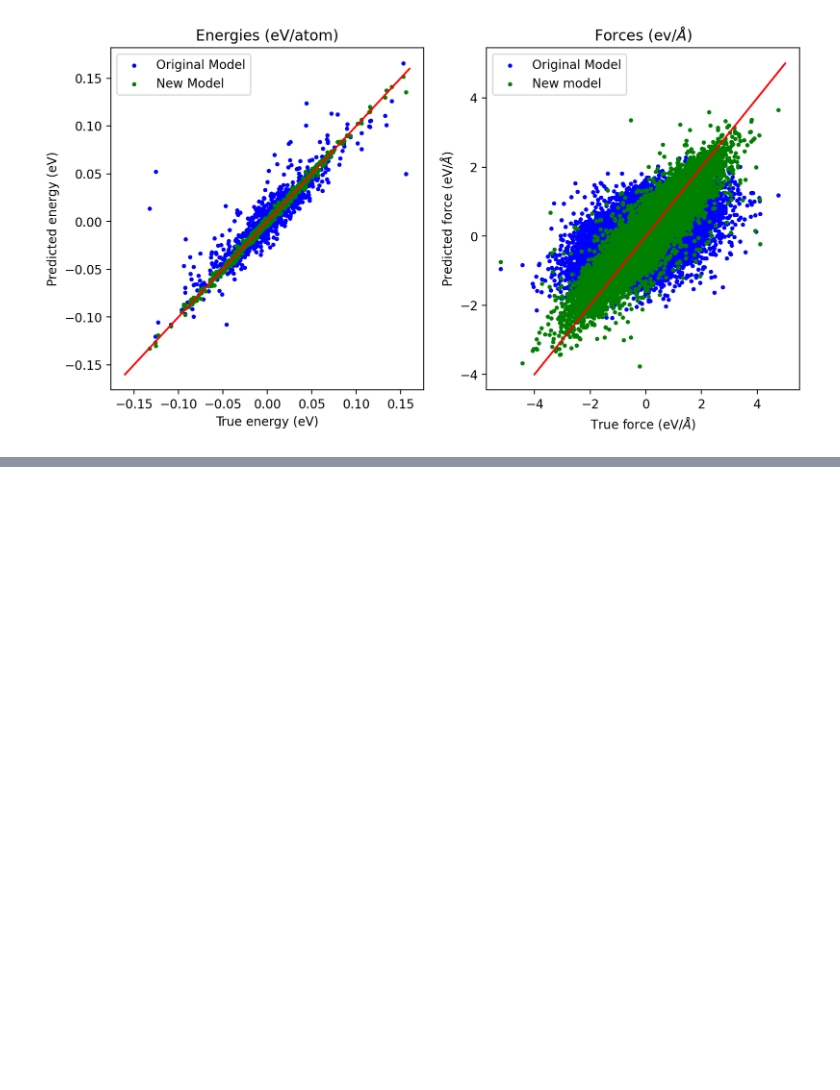
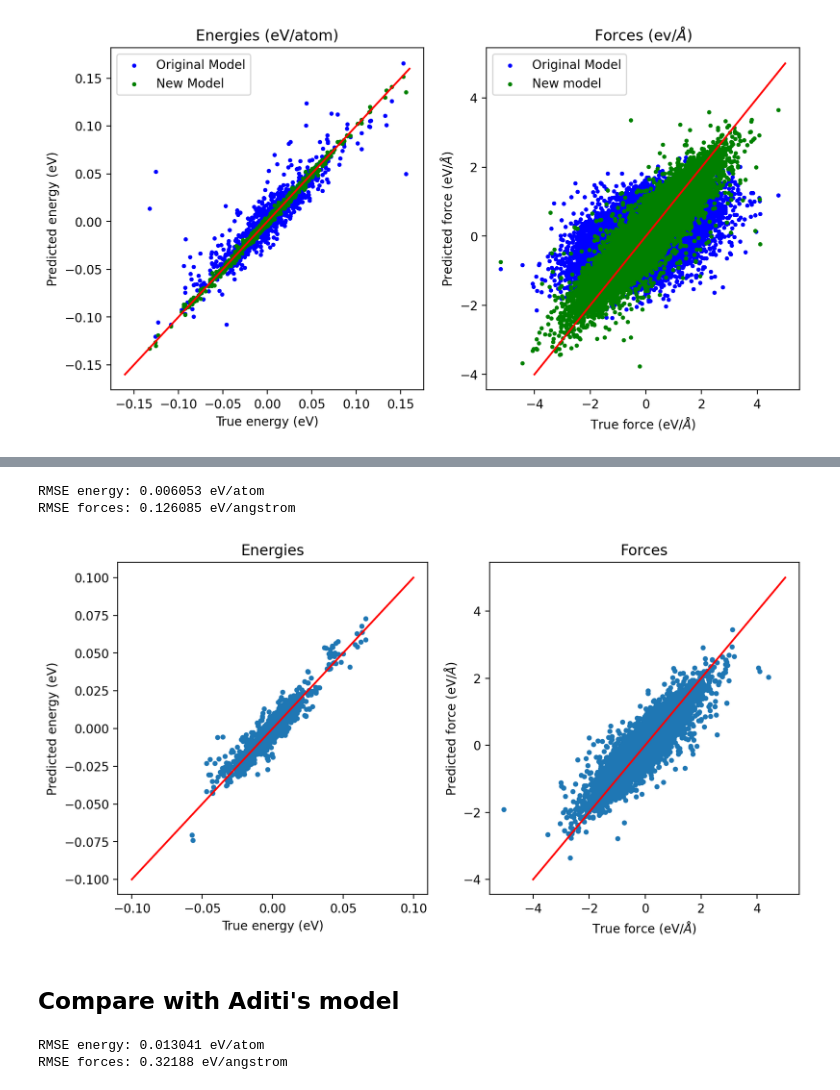
Before and after one commit to victorprincipe/genpot, a Jupyter notebook: delta_general.ipynb, the cells around one changed output, grey strips where cells are left out. Saved outputs shown, nothing was run; the diff lists cells and outputs as text; code cells hidden in the pictures; blank space fills up the shorter version.

```diff
--- a/delta_general.ipynb
+++ b/delta_general.ipynb
@@ -1693,0 +1765,12 @@ plt.savefig('figures/delta_model_comparison_val_set.png')
+# %%
+#Create composition (X), energy deltas (y) and force deltas (f) arrays
+X_test = np.zeros((len(csd_1k), 4), dtype=int) ; y_test = np.zeros(len(csd_1k), dtype=float)
+f_test = np.zeros((np.sum([len(frm) for frm in csd_1k]),3), dtype=float)
+
+counter = 0
+for ifrm, frm in enumerate(csd_1k):
+    symbols = frm.get_atomic_numbers()
+    X_test[ifrm] = [len(np.where(symbols == sp)[0]) for sp in [1,6,7,8]]
+    y_test[ifrm] = frm.info['Delta_energy']
+    f_test[counter:counter+len(frm)] = frm.arrays['Delta_forces']
+    counter += len(frm)
@@ -1693,0 +1798,4 @@ plt.savefig('figures/delta_model_comparison_val_set.png')
+# %%
+npred=1000
+y_test_pred = np.load('delta_data/predictions/y_test_1k_pred_15k.npy')
+f_test_pred = np.load('delta_data/predictions/f_test_1k_pred_15k.npy')
@@ -1693,0 +1807,26 @@ plt.savefig('figures/delta_model_comparison_val_set.png')
+# %%
+print('RMSE energy:', np.round(rmse_energy,6), 'eV/atom')
+print('RMSE forces:', np.round(rmse_forces,6), 'eV/angstrom')
+# %% [output]
+RMSE energy: 0.006053 eV/atom
+RMSE forces: 0.126085 eV/angstrom
+# %%
+#Plot predicted vs. actual energies and forces
+f,p = plt.subplots(1,2, figsize = (10, 5), dpi=200)
+p[0].scatter((y_test[:npred] - mlr.predict(X_test[:npred]))/np.sum(X_test[:npred],axis=1),
+             (y_test_pred[:npred] - mlr.predict(X_test[:npred]))/np.sum(X_test[:npred],axis=1), s=10)
+p[0].set_title('Energies')
+p[0].plot([-0.10,0.10], [-0.10, 0.10], color='red')
+p[0].set_xlabel('True energy (eV)')
+p[0].set_ylabel('Predicted energy (eV)')
+p[0].set()
+p[1].scatter(f_test.flatten(), f_test_pred.flatten(), s=10)
+p[1].plot([-4,5], [-4, 5], color='red')
+p[1].set_title(r'Forces')
+p[1].set_xlabel('True force (eV/$\AA$)')
+p[1].set_ylabel('Predicted force (eV/$\AA$)')
+plt.savefig('figures/delta_model_true_test_set_15k_1k_0.046_1.16.png')
+# %% [output]
+[figure, added]
+# %% [markdown]
+## Compare with Aditi's model
@@ -1693,0 +1885,6 @@ plt.savefig('figures/delta_model_comparison_val_set.png')
+# %%
+print('RMSE energy:', np.round(rmse_energy,6), 'eV/atom')
+print('RMSE forces:', np.round(rmse_forces,6), 'eV/angstrom')
+# %% [output]
+RMSE energy: 0.013041 eV/atom
+RMSE forces: 0.32188 eV/angstrom
```
Also changed, not shown: parts of 41 cells of this notebook, 3 other files.
